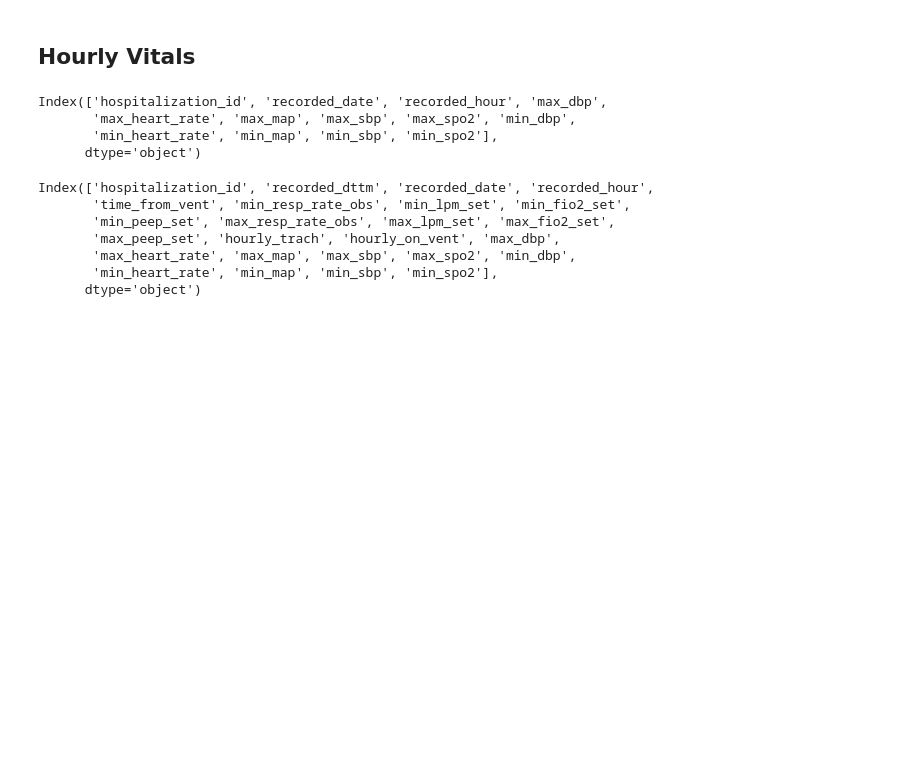
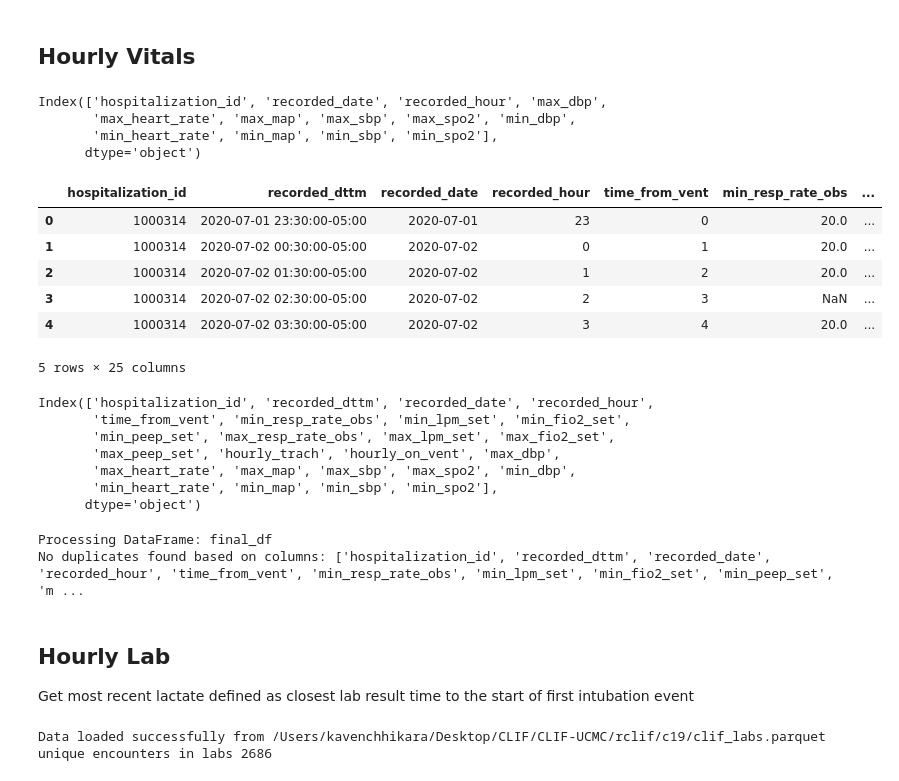
Before and after one commit to chochbe1/CLIF-eligibility-for-mobilization, a Jupyter notebook: code/cohort_identification.ipynb, the cells around one changed output. Drawn from its saved outputs; the diff is of its cells as text; code cells hidden in the pictures; blank space fills up the shorter version.

Commit message:
Updated hourly vitals and labs. Working on meds

```diff
--- a/code/cohort_identification.ipynb
+++ b/code/cohort_identification.ipynb
@@ -131,2 +131,7 @@ Data loaded successfully from /Users/kavenchhikara/Desktop/CLIF/CLIF-UCMC/rclif/
+# %%
+resp_support = resp_support_raw.copy()
+resp_support['recorded_dttm'] = pd.to_datetime(resp_support['recorded_dttm'])
+resp_support['device_category'] = resp_support['device_category'].str.lower()
+resp_support['mode_category'] = resp_support['mode_category'].str.lower()
 # %%
 # Apply Nick's Waterfall fill logic for respiratory support table
@@ -200,0 +158,5 @@ unique encounters in labs 5529
+# %%
+processed_resp_support = pyCLIF.remove_duplicates(processed_resp_support,
+                                        ['hospitalization_id', 'recorded_dttm',
+                                         'device_category','mode_category' ],
+                                         'processed_resp_support')
@@ -201 +211,8 @@ unique encounters in labs 5529
+# %%
+vent_start_end = cohort_on_vent.groupby('hospitalization_id').agg(
+    vent_start_time=('recorded_dttm', 'min'),
+    vent_end_time=('recorded_dttm', 'max')
+).reset_index()
+# Exclude encounters that were on vent for less than 2 hours
+vent_start_end = vent_start_end[vent_start_end['vent_start_time'] != vent_start_end['vent_end_time']]
 # %%
@@ -225,13 +252,7 @@ unique encounters in resp filtered 5666
 def generate_hourly_sequence(group):
     # Get the vent start time and discharge time
     start_time = group['vent_start_time'].iloc[0]
-    last_vital_time = group['last_vital_dttm'].iloc[0]
-
-    # Check if the last_vital_time is before the vent start time
-    if last_vital_time < start_time:
-        end_time = group['recorded_dttm'].max()  # Use the max recorded_dttm in this case
-    else:
-        end_time = last_vital_time  # Otherwise, use the last_vital_time
+    end_time = group['last_vital_dttm'].iloc[0]
 
     # Generate the sequence of hourly timestamps
     hourly_timestamps = pd.date_range(start=start_time, end=end_time, freq='h')
@@ -242,14 +263,13 @@ def generate_hourly_sequence(group):
         'recorded_dttm': hourly_timestamps
     })
 
-# Apply the function to each group and concatenate the results, using include_groups=False
-# hour_sequence = final_cohort.groupby('hospitalization_id').apply(generate_hourly_sequence).reset_index(drop=True)
+# Apply the function to each group and concatenate the results
 hour_sequence = final_cohort.groupby('hospitalization_id')\
     .apply(generate_hourly_sequence)\
     .reset_index(drop=True)
 
 # Add `recorded_date` and `recorded_hour` columns
-# Convert recorded_dttm to datetime if not already done
+# Convert recorded_dttm to datetime sanity check
 hour_sequence['recorded_dttm'] = pd.to_datetime(hour_sequence['recorded_dttm'])
 hour_sequence['recorded_date'] = hour_sequence['recorded_dttm'].dt.date
 hour_sequence['recorded_hour'] = hour_sequence['recorded_dttm'].dt.hour
@@ -319,7 +329,16 @@ Index(['hospitalization_id', 'recorded_date', 'recorded_hour', 'max_dbp',
 # %%
 # merge vitals with the blocked resp support data
 final_df = pd.merge(final_df, vitals_pivot, on=['hospitalization_id', 'recorded_date', 'recorded_hour'],
-                   how='outer')
+                   how='left')
+final_df.head()
+# %% [output]
+|  | hospitalization_id | recorded_dttm | recorded_date | recorded_hour | time_from_vent | min_resp_rate_obs | ... |
+| 0 | 1000314 | 2020-07-01 23:30:00-05:00 | 2020-07-01 | 23 | 0 | 20.0 | ... |
+| 1 | 1000314 | 2020-07-02 00:30:00-05:00 | 2020-07-02 | 0 | 1 | 20.0 | ... |
+| 2 | 1000314 | 2020-07-02 01:30:00-05:00 | 2020-07-02 | 1 | 2 | 20.0 | ... |
+| 3 | 1000314 | 2020-07-02 02:30:00-05:00 | 2020-07-02 | 2 | 3 | NaN | ... |
+| 4 | 1000314 | 2020-07-02 03:30:00-05:00 | 2020-07-02 | 3 | 4 | 20.0 | ... |
+5 rows × 25 columns
 # %%
 final_df.columns
 # %% [output]
@@ -330,3 +349,30 @@ Index(['hospitalization_id', 'recorded_dttm', 'recorded_date', 'recorded_hour',
        'max_heart_rate', 'max_map', 'max_sbp', 'max_spo2', 'min_dbp',
        'min_heart_rate', 'min_map', 'min_sbp', 'min_spo2'],
       dtype='object')
+# %%
+checkpoint_vitals = pyCLIF.remove_duplicates(final_df, [
+    'hospitalization_id', 'recorded_dttm', 'recorded_date', 'recorded_hour',
+       'time_from_vent', 'min_resp_rate_obs', 'min_lpm_set', 'min_fio2_set',
+       'min_peep_set', 'max_resp_rate_obs', 'max_lpm_set', 'max_fio2_set',
+       'max_peep_set', 'hourly_trach', 'hourly_on_vent', 'max_dbp',
+       'max_heart_rate', 'max_map', 'max_sbp', 'max_spo2', 'min_dbp',
+       'min_heart_rate', 'min_map', 'min_sbp', 'min_spo2'
+], 'final_df')
+# %% [output]
+Processing DataFrame: final_df
+No duplicates found based on columns: ['hospitalization_id', 'recorded_dttm', 'recorded_date', 'recorded_hour', 'time_from_vent', 'min_resp_rate_obs', 'min_lpm_set', 'min_fio2_set', 'min_peep_set', 'm ...
+# %% [markdown]
+## Hourly Lab
+
+Get most recent lactate defined as closest lab result time to the start of first intubation event
+# %%
+# Import clif continuous meds and clif labs table for the cohort on vent during the required time period
+labs_filters = {
+    'hospitalization_id': cohort_ids,
+    'lab_category': labs_of_interest
+}
+labs = pyCLIF.load_data('clif_labs', columns=labs_required_columns, filters=labs_filters)
+print("unique encounters in labs", pyCLIF.count_unique_encounters(labs))
+# %% [output]
+Data loaded successfully from /Users/kavenchhikara/Desktop/CLIF/CLIF-UCMC/rclif/c19/clif_labs.parquet
+unique encounters in labs 2686
```
Also changed, not shown: parts of 32 cells of this notebook, 1 other file.
